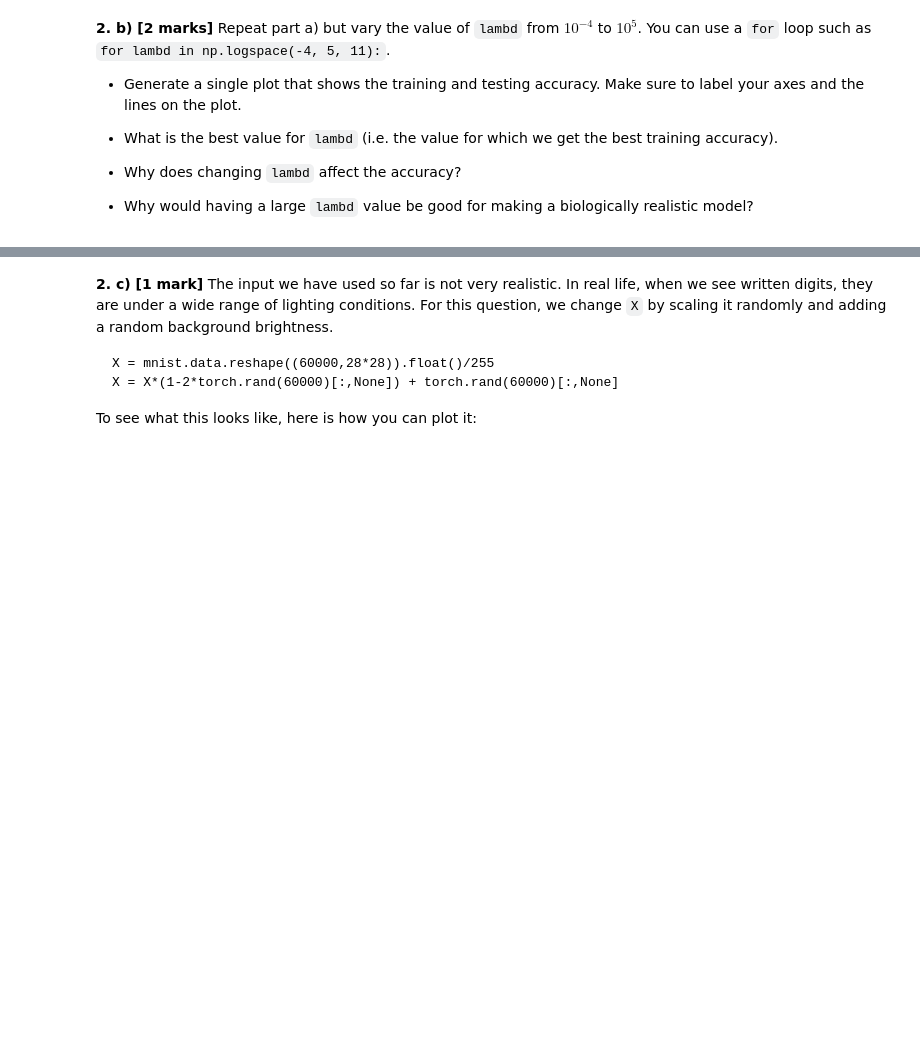
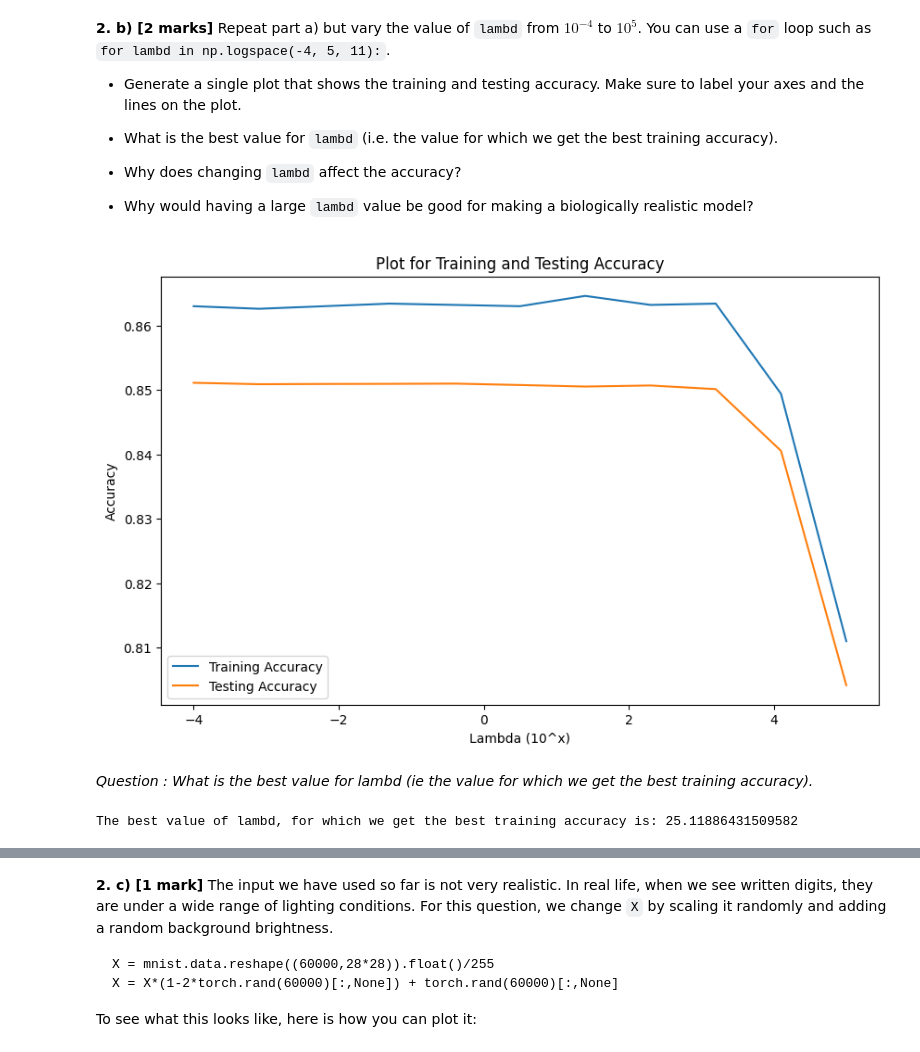
Before and after one commit to mr-nudo/neuronModels1, a Jupyter notebook: syde552_file_(2).ipynb, the cells around one changed output, grey strips where cells are left out. Cells and saved outputs as stored; diff of their text form; code cells hidden in the pictures; blank space fills up the shorter version.

```diff
--- a/syde552_file_(2).ipynb
+++ b/syde552_file_(2).ipynb
@@ -141,3 +151,54 @@ Answer : Yes, the testing accuracy should be less than the testing accuracy. Rea
 - What is the best value for `lambd` (i.e. the value for which we get the best training accuracy).
 - Why does changing `lambd` affect the accuracy?
 - Why would having a large `lambd` value be good for making a biologically realistic model?
+# %%
+import torch
+import numpy as np
+
+X = mnist.data.reshape((60000,28*28)).float()/255
+
+T = torch.nn.functional.one_hot(mnist.targets).float()
+
+I = torch.eye(784).float()
+
+accuracy_train_arry = []
+accuracy_test_arry = []
+N = 5000
+lambds = np.logspace(-4, 5, 11)
+
+for lambd in lambds:
+    W = torch.inverse(X.T @ X + lambd * I) @ (X.T @ T)
+
+    X_train, X_test = X[:N], X[N:] # split X into two parts for training and testing
+    T_train, T_test = T[:N], T[N:] # split T into two parts for training and testing
+
+    Y_train = X_train @ W
+    Y_test = X_test @ W
+
+    accuracy_train = torch.sum(torch.argmax(Y_train, axis=1) == torch.argmax(T_train, axis=1)).item() / len(Y_train)
+    accuracy_test = torch.sum(torch.argmax(Y_test, axis=1) == torch.argmax(T_test, axis=1)).item() / len(Y_test)
+
+    accuracy_train_arry.append(accuracy_train)
+    accuracy_test_arry.append(accuracy_test)
+
+# Plots
+plt.figure(figsize=(10, 6))
+plt.plot(np.log10(lambds), accuracy_train_arry, label='Training Accuracy')
+plt.plot(np.log10(lambds), accuracy_test_arry, label='Testing Accuracy')
+# plt.plot(lambds, accuracy_train_arry, label='Training Accuracy')
+# plt.plot(lambds, accuracy_test_arry, label='Testing Accuracy')
+plt.xlabel('Lambda (10^x)')
+plt.ylabel('Accuracy')
+plt.title('Plot for Training and Testing Accuracy')
+plt.legend()
+plt.show()
+# %% [output]
+[figure, added]
+# %% [markdown]
+*Question : What is the best value for lambd (ie the value for which we get the best training accuracy).*
+# %%
+# Answer :
+best_lambd = lambds[np.argmax(accuracy_train_arry)]
+print(f"The best value of lambd, for which we get the best training accuracy is: {best_lambd}")
+# %% [output]
+The best value of lambd, for which we get the best training accuracy is: 25.11886431509582
```
Also changed, not shown: parts of 16 cells of this notebook.
